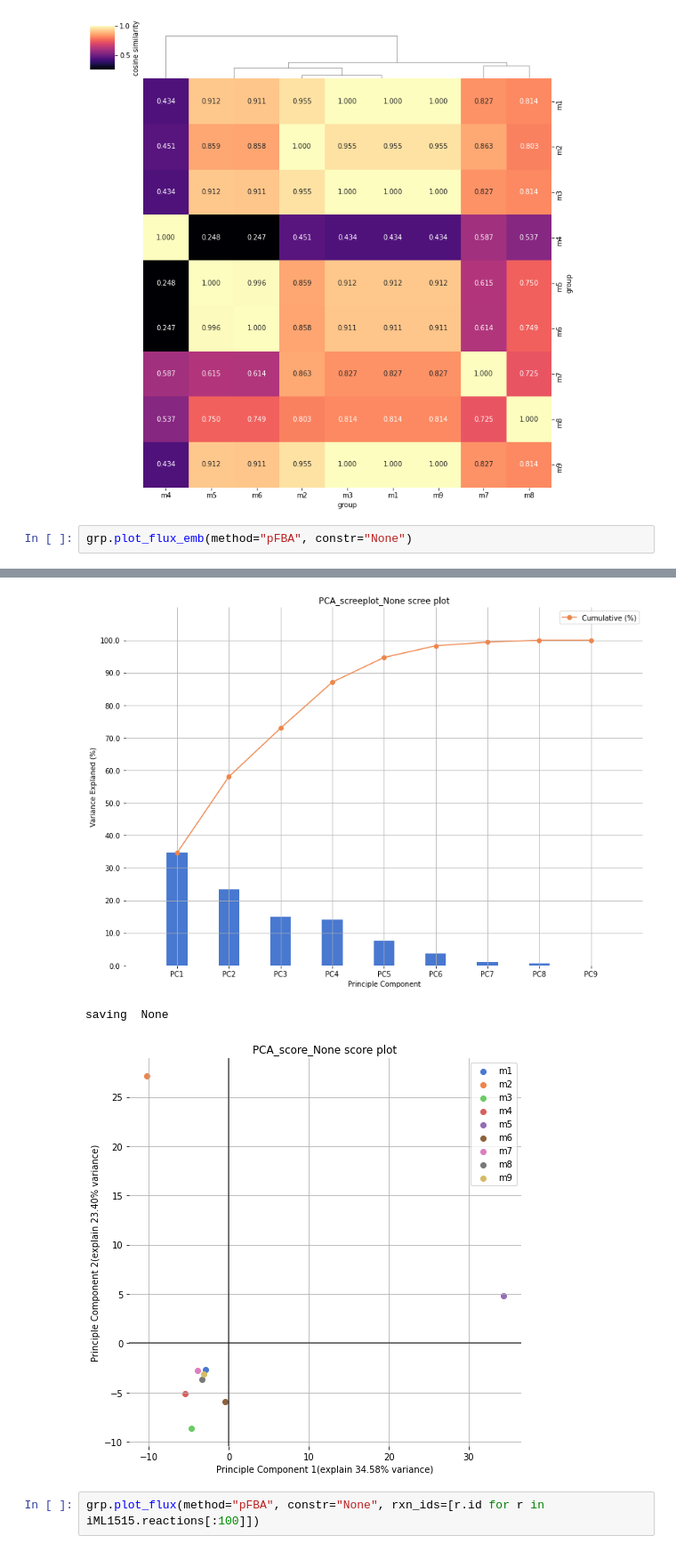
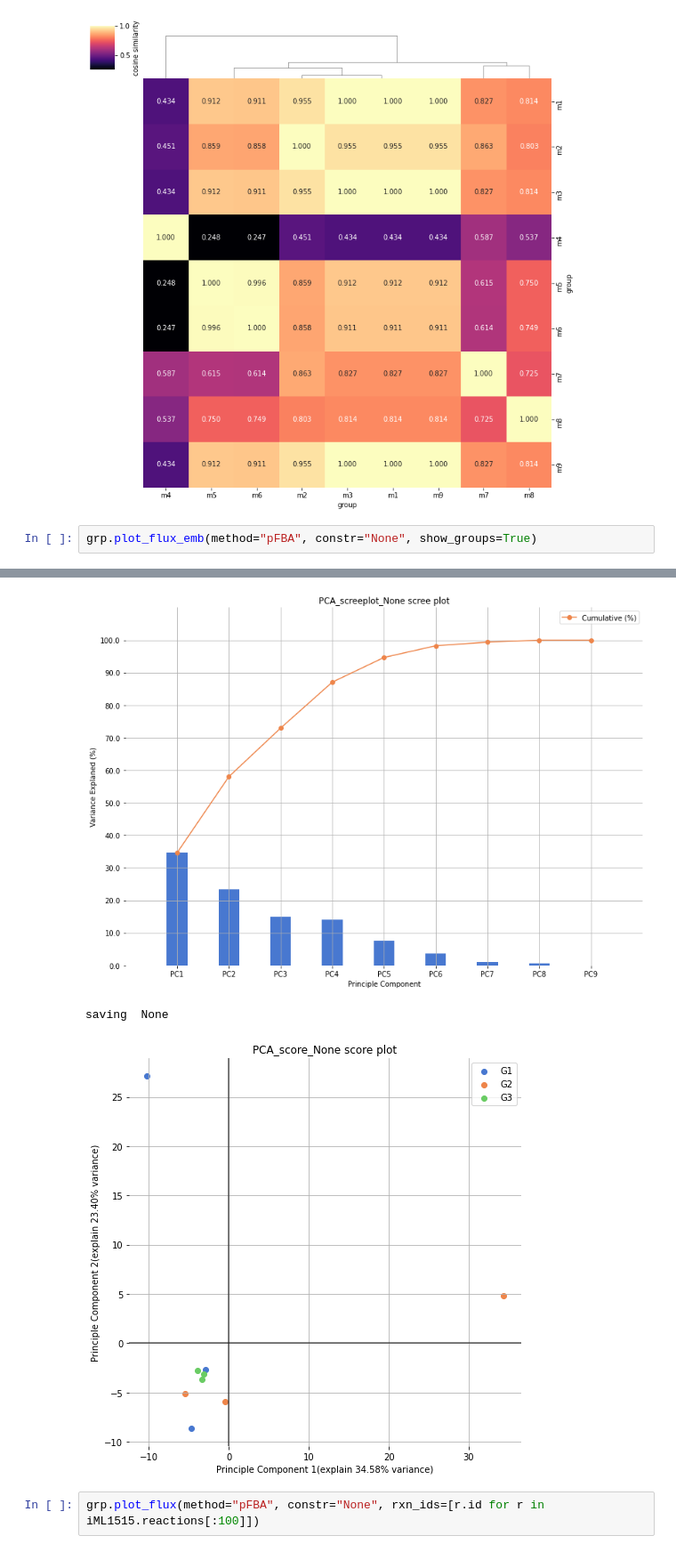
Before and after one commit to qwerty239qwe/pipeGEM, a Jupyter notebook: docs/source/1_basic.ipynb, the cells around one changed output, grey strips where cells are left out. Shown at 89% size. Drawn from its saved outputs; the diff is of its cells as text.

Commit message:
fix flux sampling plotting func

```diff
--- a/docs/source/1_basic.ipynb
+++ b/docs/source/1_basic.ipynb
@@ -243,5 +243,5 @@ m9
 saving  None
 [figure]
 # %%
-grp.plot_flux_emb(method="pFBA", constr="None")
+grp.plot_flux_emb(method="pFBA", constr="None", show_groups=True)
 # %% [output]
@@ -263,7 +248,7 @@ Index(['CYTDK2', 'XPPT', 'HXPRT', 'NDPK5', 'NDPK6', 'DHORTS', 'OMPDC',
 saving  None
 [figure]
 saving  None
-[figure, old version]
+[figure, new version]
 # %%
 grp.plot_flux(method="pFBA", constr="None", rxn_ids=[r.id for r in iML1515.reactions[:100]])
 # %% [output]
```
Also changed, not shown: parts of 4 cells of this notebook, 2 other files.
